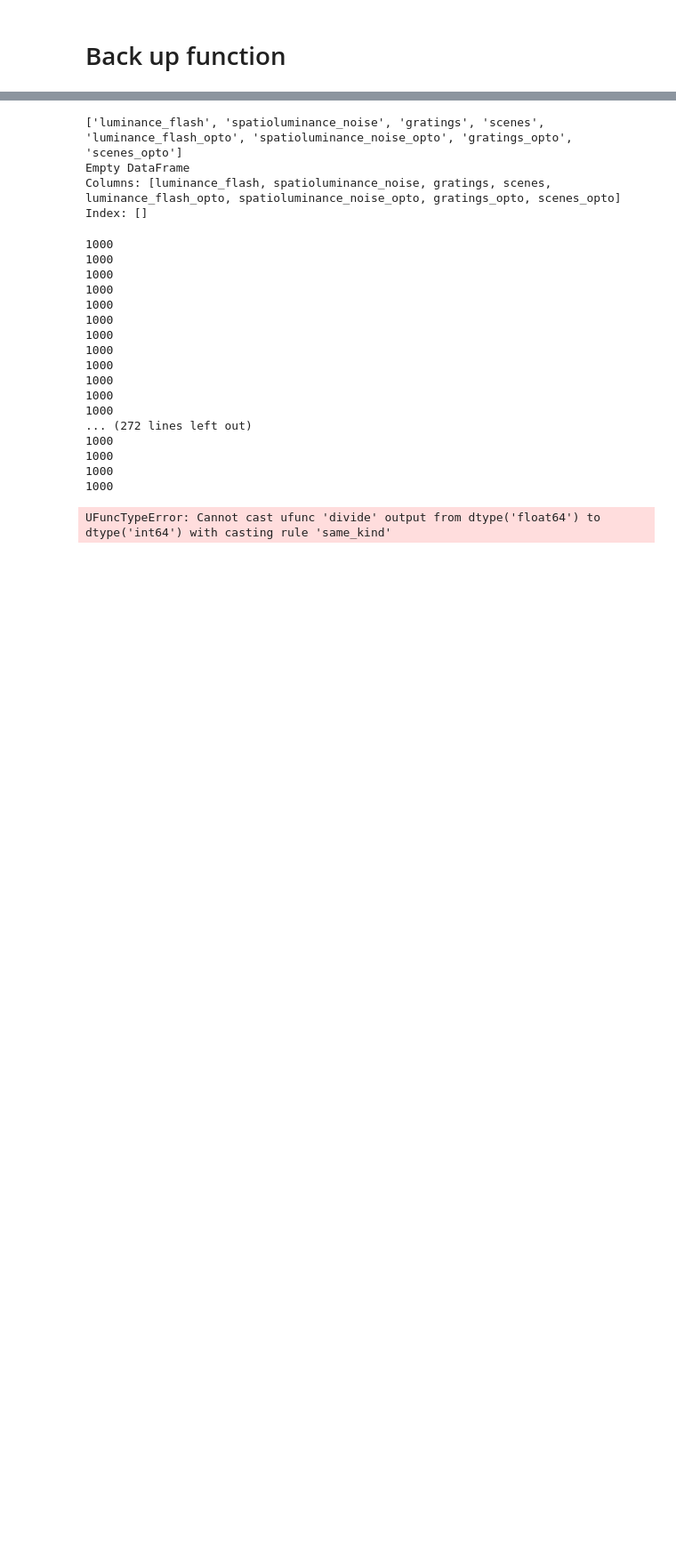
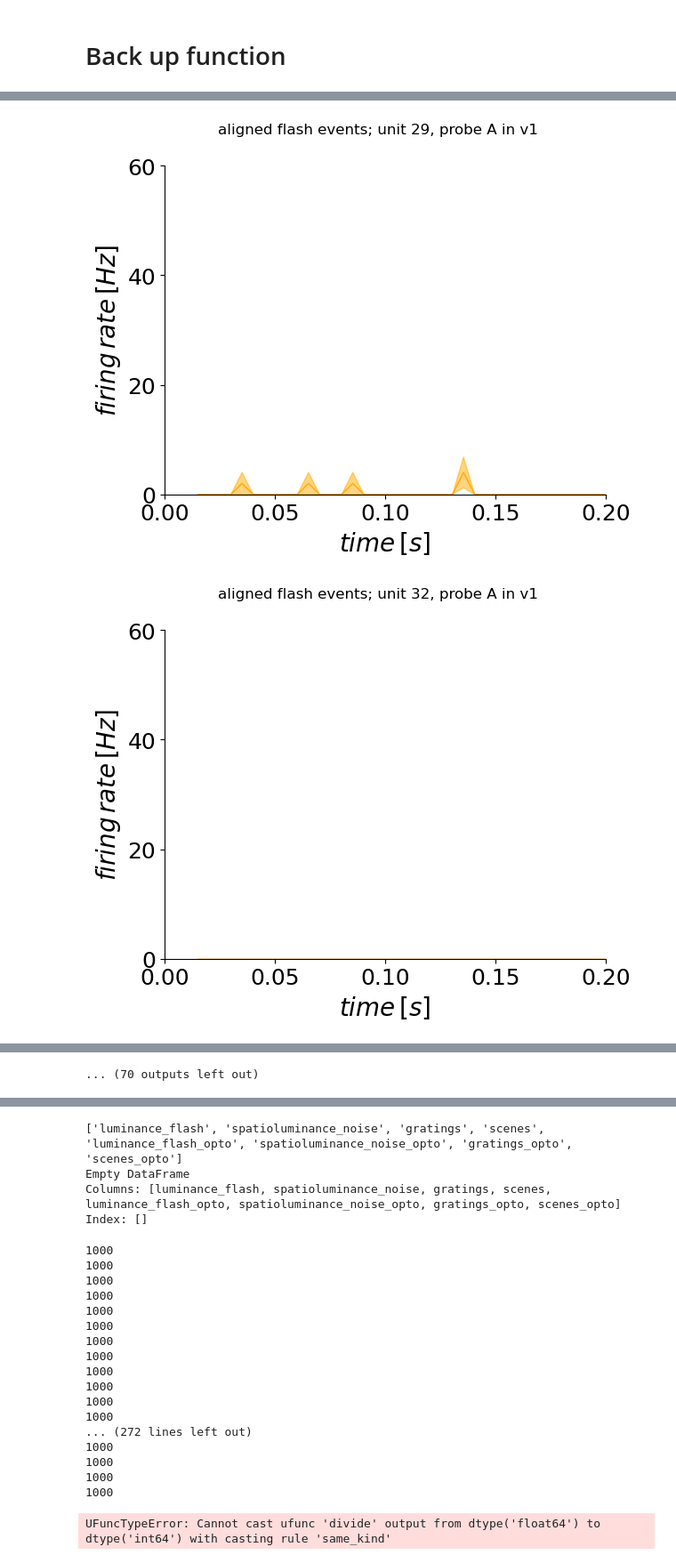
Before and after one commit to granthughes1999/nwb, a Jupyter notebook: Rotation_files/paBoNT2_analysis_grant.ipynb, the cells around one changed output, grey strips where cells are left out. Shown at 89% size. Saved outputs shown, nothing was run; the diff lists cells and outputs as text; code cells hidden in the pictures; blank space fills up the shorter version.

Commit message:
finds fr for different early regions of any trigger event

```diff
--- a/Rotation_files/paBoNT2_analysis_grant.ipynb
+++ b/Rotation_files/paBoNT2_analysis_grant.ipynb
@@ -1477,0 +1894,7 @@ paBont2 = Eopn3_Ephys(paBont2_nwb_path)
+# %%
+# def allUnits_early_window_matrix(self, probeLetter, pre, post,shift_trigger_start_time,bin_size):
+path = r"G:/Grant/rotation/2023-09-29_16-07-39_PaBont2/plots/earlyWindow/probeA/"
+fr = paBont2.allUnits_early_window_matrix("A","v1",path,0,0.2, 0.0,0.005)
+# %% [output]
+[figure, added]
+[figure, added]
@@ -1477,0 +1911 @@ paBont2 = Eopn3_Ephys(paBont2_nwb_path)
+... (70 outputs left out)
```
Also changed, not shown: parts of 12 cells of this notebook, 2 other files.
